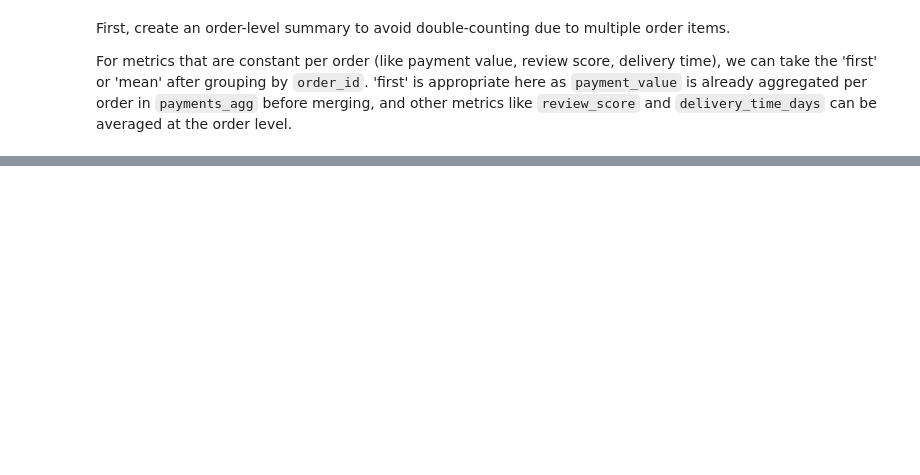
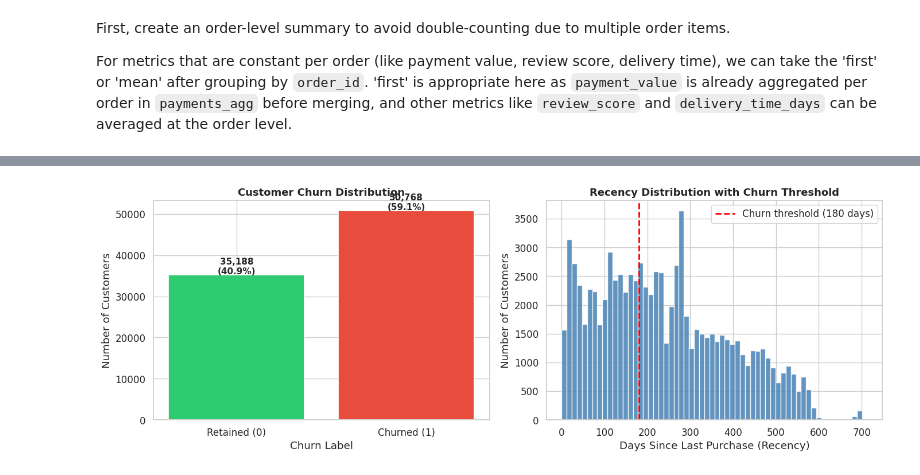
Before and after one commit to lucia-dasku/ecommerce-retention-bi, a Jupyter notebook: Group28_ecommerce_retention_bi.ipynb, the cells around one changed output, grey strips where cells are left out. Cells and saved outputs as stored; diff of their text form; code cells hidden in the pictures; blank space fills up the shorter version.

```diff
--- a/Group28_ecommerce_retention_bi.ipynb
+++ b/Group28_ecommerce_retention_bi.ipynb
@@ -725,0 +817,17 @@ Customer-level dataset saved successfully.
+# %%
+# We use the median because the distributions are right-skewed.
+# The median is not influenced by extreme values, unlike the mean.
+
+sns.set_theme(style="whitegrid", palette="muted", font_scale=1.1)
+
+cols_to_impute = ['avg_review_score', 'avg_delivery_time',
+                  'avg_item_price', 'avg_order_value']
+
+for col in cols_to_impute:
+    median_val = customer_df[col].median()
+    n_missing  = customer_df[col].isnull().sum()
+    customer_df[col] = customer_df[col].fillna(median_val)
+    print(f"-'{col}': {n_missing} missing values imputed with median = {median_val:.2f}")
+
+print(f"\nResidual missing values after imputation:")
+print(customer_df.isnull().sum())
@@ -725,0 +925,81 @@ Customer-level dataset saved successfully.
+# %%
+#STEP 4.3
+
+customer_df['last_purchase']  = pd.to_datetime(customer_df['last_purchase'])
+customer_df['first_purchase'] = pd.to_datetime(customer_df['first_purchase'])
+
+snapshot_date = customer_df['last_purchase'].max()
+print(f"Snapshot date: {snapshot_date.date()}")
+
+customer_df['recency_days'] = (
+    snapshot_date - customer_df['last_purchase']
+).dt.days
+
+print(f"\nRecency descriptive statistics:")
+print(customer_df['recency_days'].describe().round(2))
+
+# STEP 4.4
+
+CHURN_THRESHOLD = 180  # days
+
+customer_df['churn'] = (
+    customer_df['recency_days'] > CHURN_THRESHOLD
+).astype(int)
+
+churn_counts = customer_df['churn'].value_counts()
+churn_pct    = customer_df['churn'].value_counts(normalize=True) * 100
+
+print(f"\n--- Churn target distribution ---")
+print(f"Retained (0): {churn_counts[0]:,} customers ({churn_pct[0]:.1f}%)")
+print(f"Churned  (1): {churn_counts[1]:,} customers ({churn_pct[1]:.1f}%)")
+
+# --- Visualisation: class imbalance + recency distribution ---
+fig, axes = plt.subplots(1, 2, figsize=(14, 5))
+
+# Plot 1 — Churn class distribution
+colors = ['#2ecc71', '#e74c3c']
+bars = axes[0].bar(
+    ['Retained (0)', 'Churned (1)'],
+    [churn_counts[0], churn_counts[1]],
+    color=colors, edgecolor='white', linewidth=1.2
+)
+axes[0].set_title('Customer Churn Distribution', fontsize=13, fontweight='bold')
+axes[0].set_ylabel('Number of Customers')
+axes[0].set_xlabel('Churn Label')
+for i, (bar, v) in enumerate(zip(bars, [churn_counts[0], churn_counts[1]])):
+    axes[0].text(
+        bar.get_x() + bar.get_width() / 2,
+        v + 200,
+        f'{v:,}\n({churn_pct[i]:.1f}%)',
+        ha='center', fontsize=11, fontweight='bold'
+    )
+
+# Plot 2 — Recency distribution with churn threshold
+axes[1].hist(
+    customer_df['recency_days'],
+    bins=60, color='steelblue', edgecolor='white', alpha=0.85
+)
+axes[1].axvline(
+    x=CHURN_THRESHOLD, color='red',
+    linestyle='--', linewidth=2,
+    label=f'Churn threshold ({CHURN_THRESHOLD} days)'
+)
+axes[1].set_title('Recency Distribution with Churn Threshold',
+                   fontsize=13, fontweight='bold')
+axes[1].set_xlabel('Days Since Last Purchase (Recency)')
+axes[1].set_ylabel('Number of Customers')
+axes[1].legend()
+
+plt.tight_layout()
+plt.savefig('/content/drive/MyDrive/BI_project/churn_distribution.png',
+            dpi=150, bbox_inches='tight')
+plt.show()
+print("✅ Figure saved to Drive.")
+
+# --- Final dataset summary ---
+print(f"\n--- Final dataset ready for modelling ---")
+print(f"Total customers: {customer_df.shape[0]:,}")
+print(f"Total features:  {customer_df.shape[1]}")
+print(f"\nColumn list:")
+print(customer_df.columns.tolist())
+# %% [output]
@@ -725,0 +1022 @@ Customer-level dataset saved successfully.
+[figure, added]
```
Also changed, not shown: parts of 24 cells of this notebook.
